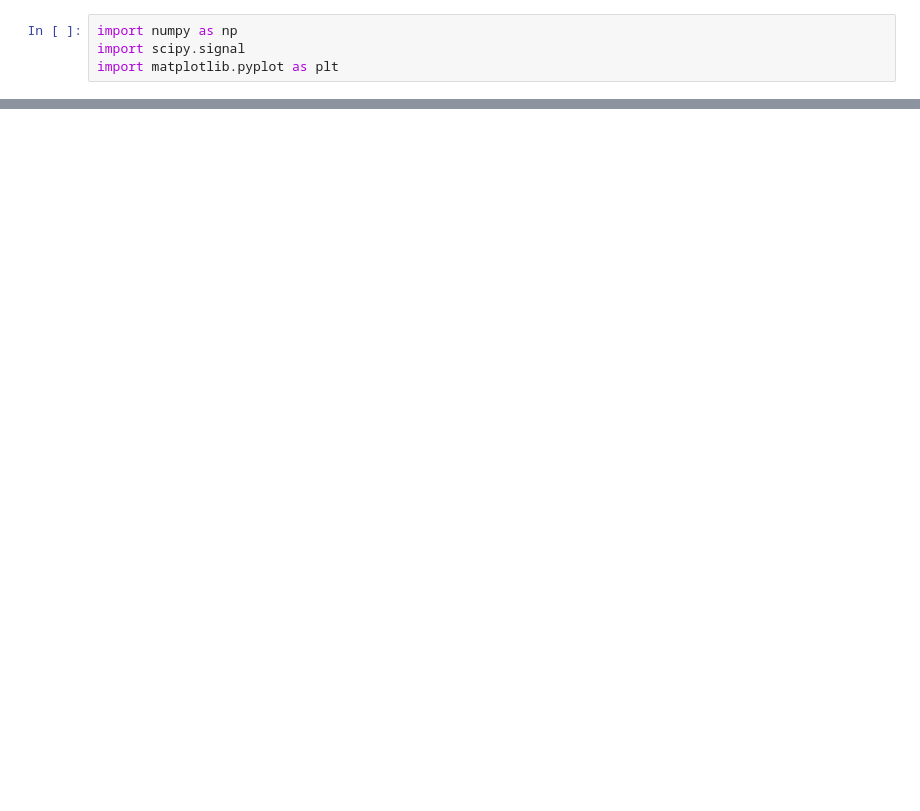
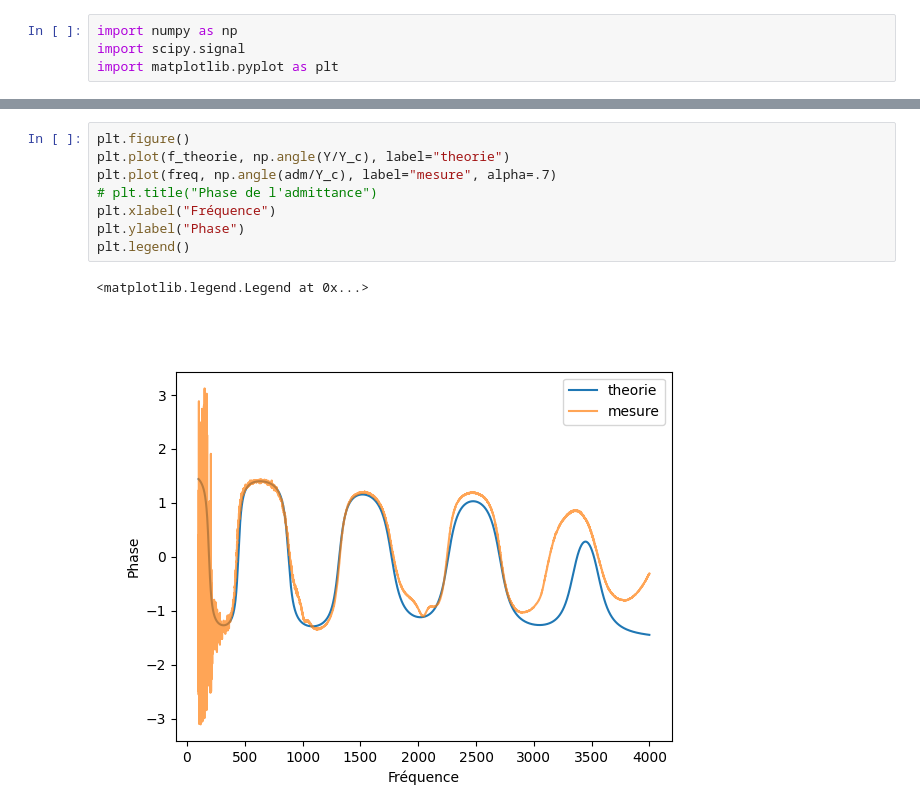
Before and after one commit to estevep/TP-Acoustique-ATIAM, a Jupyter notebook: vents/tp.ipynb, the cells around one changed output, grey strips where cells are left out. Drawn from its saved outputs; the diff is of its cells as text; blank space fills up the shorter version.

```diff
--- a/vents/tp.ipynb
+++ b/vents/tp.ipynb
@@ -62,0 +154,11 @@ peaks theorie [ 452 1362 2273 3186]
+# %%
+plt.figure()
+plt.plot(f_theorie, np.angle(Y/Y_c), label="theorie")
+plt.plot(freq, np.angle(adm/Y_c), label="mesure", alpha=.7)
+# plt.title("Phase de l'admittance")
+plt.xlabel("Fréquence")
+plt.ylabel("Phase")
+plt.legend()
+# %% [output]
+<matplotlib.legend.Legend at 0x...>
+[figure, added]
```
Also changed, not shown: parts of 12 cells of this notebook, 7 other files.
